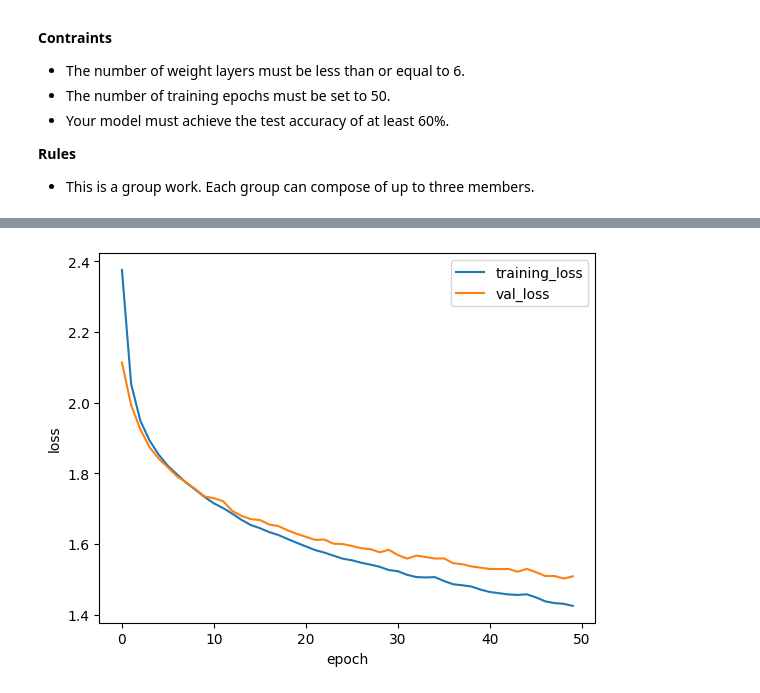
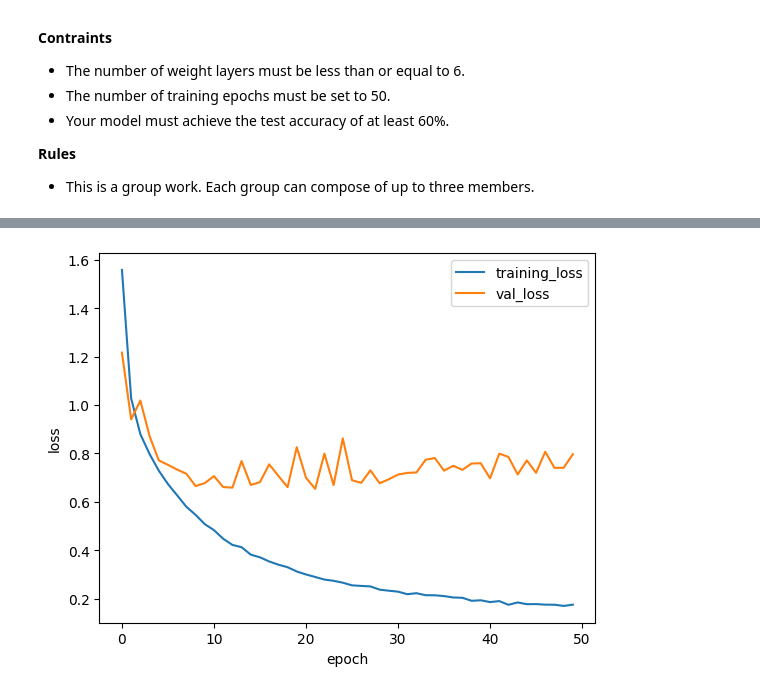
Before and after one commit to mewakinHub/DeepNeuralNetwork-Y3T1, a Jupyter notebook: css324f23_hw2.ipynb, the cells around one changed output, grey strips where cells are left out. Drawn from its saved outputs; the diff is of its cells as text; code cells hidden in the pictures.

```diff
--- a/css324f23_hw2.ipynb
+++ b/css324f23_hw2.ipynb
@@ -130,14 +130,14 @@ Epoch 50/50
 # %%
 # Plot the training loss and validation loss
-N = len(hist1.history['loss'])
-plt.plot(np.arange(N), hist1.history['loss'])
-plt.plot(np.arange(N), hist1.history['val_loss'])
+N = len(hist.history['loss'])
+plt.plot(np.arange(N), hist.history['loss'])
+plt.plot(np.arange(N), hist.history['val_loss'])
 plt.ylabel('loss')
 plt.xlabel('epoch')
 plt.legend(['training_loss', 'val_loss'], loc='upper right')
 plt.show()
 # %% [output]
-[figure, old version]
+[figure, new version]
 # %%
 res = model.evaluate(X_train, Y_train, verbose=0, batch_size=2048)
 print(f"Training accuracy   = {res[1]:.4f}")
```
Also changed, not shown: parts of 2 cells of this notebook.
